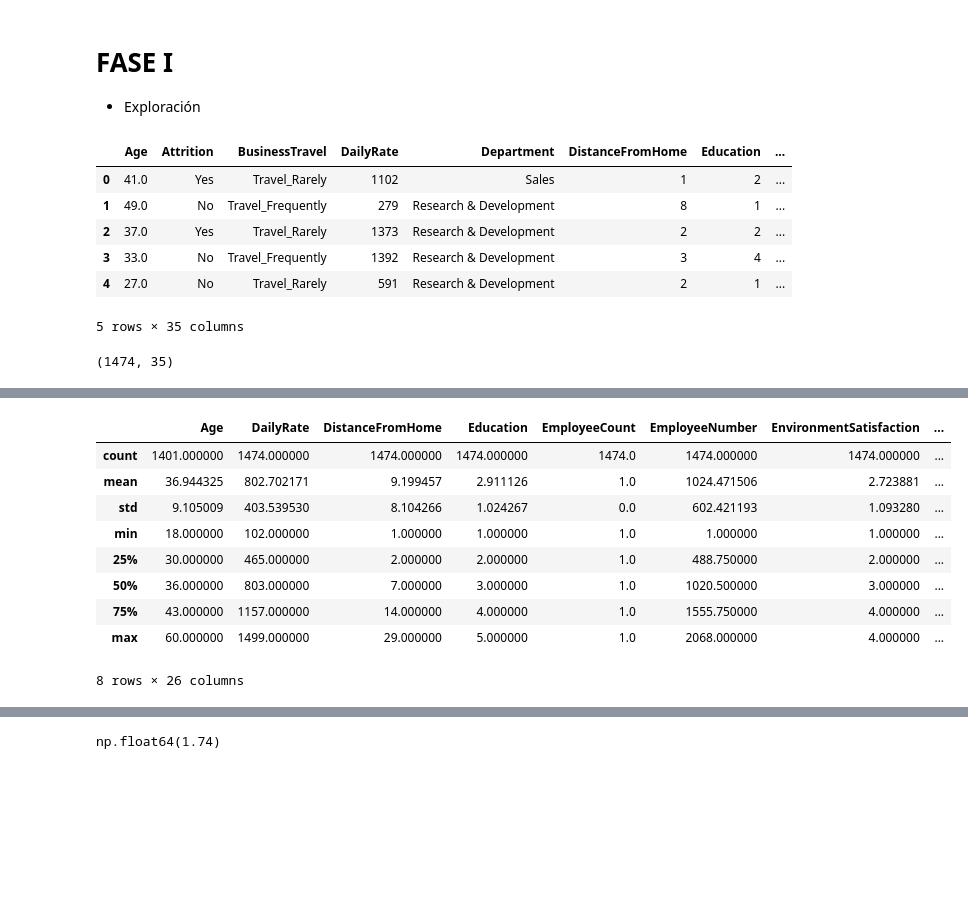
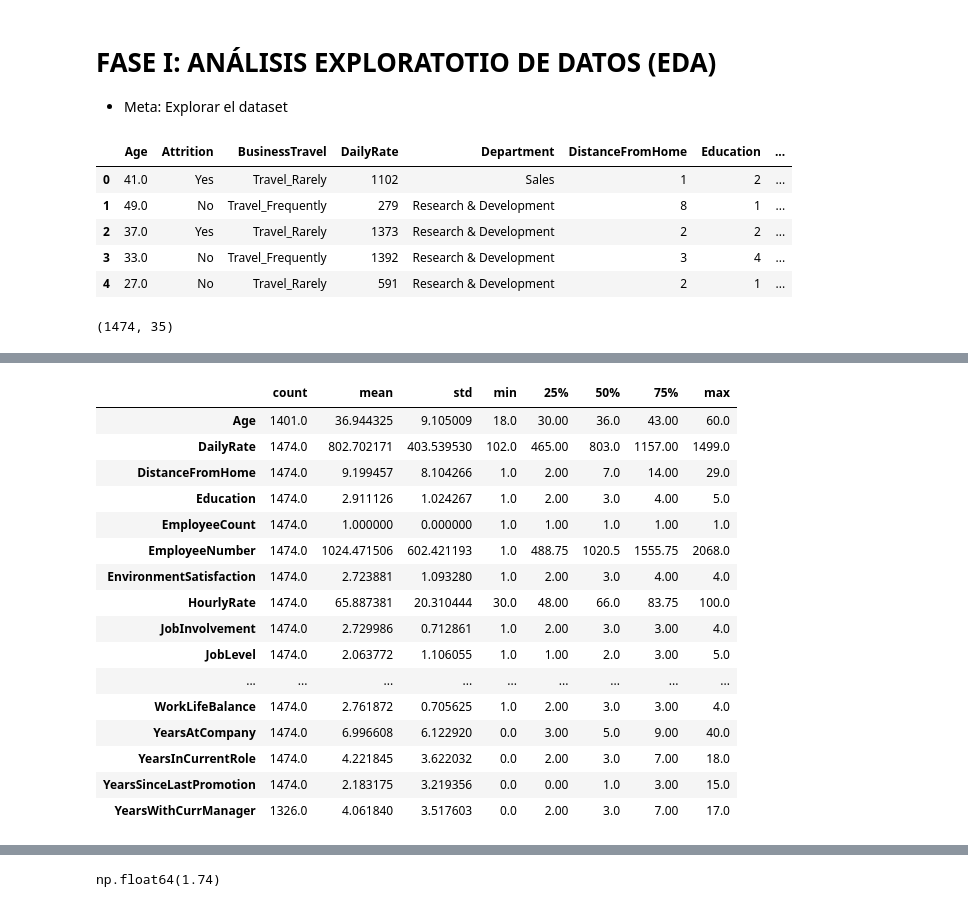
Before and after one commit to AMA00-98/proyecto-da-promo-65-modulo-3-team-2, a Jupyter notebook: Revisión_Fase1_proyect_mod3.ipynb, the cells around one changed output, grey strips where cells are left out. Saved outputs shown, nothing was run; the diff lists cells and outputs as text; code cells hidden in the pictures; blank space fills up the shorter version.

Commit message:
Organización Fase I + Editar Fase II

```diff
--- a/Revisión_Fase1_proyect_mod3.ipynb
+++ b/Revisión_Fase1_proyect_mod3.ipynb
@@ -1,14 +5,28 @@
 # %%
-import pandas as pd
-import numpy as np
+# PASO 1: Importamos las librerías necesarias
+
+# Librerías con Pandas::
+import pandas as pd # # Para manipular datos en tablas (DataFrames) *
+import numpy as np # # Para realizar operaciones numéricas
+
+# Librerías para visualización de datos:
+import matplotlib.pyplot as plt # Para crear gráficos personalizados
+import seaborn as sns # Para crear gráficos más atractivos y con menos código **
+
+# Configuraciones:
+import warnings # Para controlar las advertencias
+warnings.filterwarnings('ignore', category = FutureWarning) # Para ignorar las advertencias de tipo FutureWarning
+pd.set_option('display.max_columns', None) # Para mostrar todas las columnas del DataFrame *
 # %% [markdown]
-# FASE I
+# FASE I: ANÁLISIS EXPLORATOTIO DE DATOS (EDA)
 
-- Exploración
+- Meta: Explorar el dataset
 # %%
- #abrimos el dataframe.
+# PASO 1: Cargamos el dataset (archivo .csv) y lo convertimos en un DataFrame de pandas (tabla)
+
 df_hr=pd.read_csv("hr.csv")
-df_hr.head()
+
+df_hr.head() # Mostramos las primeras 5 filas del DataFrame para verificar que se ha cargado correctamente
 # %% [output]
 |  | Age | Attrition | BusinessTravel | DailyRate | Department | DistanceFromHome | Education | ... |
 | 0 | 41.0 | Yes | Travel_Rarely | 1102 | Sales | 1 | 2 | ... |
@@ -16,5 +34,4 @@ df_hr.head()
 | 2 | 37.0 | Yes | Travel_Rarely | 1373 | Research & Development | 2 | 2 | ... |
 | 3 | 33.0 | No | Travel_Frequently | 1392 | Research & Development | 3 | 4 | ... |
 | 4 | 27.0 | No | Travel_Rarely | 591 | Research & Development | 2 | 1 | ... |
-5 rows × 35 columns
 # %%
@@ -44,16 +61,22 @@ Data columns (total 35 columns):
 dtypes: float64(6), int64(20), str(9)
 memory usage: 403.2 KB
 # %%
-# Verificar describe() media,mediana,porcentiles ect
-df_hr.describe()
+df_hr.describe().T # Muestra estadísticas descriptivas de las columnas numéricas: media + desviación típica + mínima + percentiles (mediana) + máxima
 # %% [output]
-|  | Age | DailyRate | DistanceFromHome | Education | EmployeeCount | EmployeeNumber | EnvironmentSatisfaction | ... |
-| count | 1401.000000 | 1474.000000 | 1474.000000 | 1474.000000 | 1474.0 | 1474.000000 | 1474.000000 | ... |
-| mean | 36.944325 | 802.702171 | 9.199457 | 2.911126 | 1.0 | 1024.471506 | 2.723881 | ... |
-| std | 9.105009 | 403.539530 | 8.104266 | 1.024267 | 0.0 | 602.421193 | 1.093280 | ... |
-| min | 18.000000 | 102.000000 | 1.000000 | 1.000000 | 1.0 | 1.000000 | 1.000000 | ... |
-| 25% | 30.000000 | 465.000000 | 2.000000 | 2.000000 | 1.0 | 488.750000 | 2.000000 | ... |
-| 50% | 36.000000 | 803.000000 | 7.000000 | 3.000000 | 1.0 | 1020.500000 | 3.000000 | ... |
-| 75% | 43.000000 | 1157.000000 | 14.000000 | 4.000000 | 1.0 | 1555.750000 | 4.000000 | ... |
-| max | 60.000000 | 1499.000000 | 29.000000 | 5.000000 | 1.0 | 2068.000000 | 4.000000 | ... |
+|  | count | mean | std | min | 25% | 50% | 75% | max |
+| Age | 1401.0 | 36.944325 | 9.105009 | 18.0 | 30.00 | 36.0 | 43.00 | 60.0 |
+| DailyRate | 1474.0 | 802.702171 | 403.539530 | 102.0 | 465.00 | 803.0 | 1157.00 | 1499.0 |
+| DistanceFromHome | 1474.0 | 9.199457 | 8.104266 | 1.0 | 2.00 | 7.0 | 14.00 | 29.0 |
+| Education | 1474.0 | 2.911126 | 1.024267 | 1.0 | 2.00 | 3.0 | 4.00 | 5.0 |
+| EmployeeCount | 1474.0 | 1.000000 | 0.000000 | 1.0 | 1.00 | 1.0 | 1.00 | 1.0 |
+| EmployeeNumber | 1474.0 | 1024.471506 | 602.421193 | 1.0 | 488.75 | 1020.5 | 1555.75 | 2068.0 |
+| EnvironmentSatisfaction | 1474.0 | 2.723881 | 1.093280 | 1.0 | 2.00 | 3.0 | 4.00 | 4.0 |
+| HourlyRate | 1474.0 | 65.887381 | 20.310444 | 30.0 | 48.00 | 66.0 | 83.75 | 100.0 |
+| JobInvolvement | 1474.0 | 2.729986 | 0.712861 | 1.0 | 2.00 | 3.0 | 3.00 | 4.0 |
+| JobLevel | 1474.0 | 2.063772 | 1.106055 | 1.0 | 1.00 | 2.0 | 3.00 | 5.0 |
+| ... | ... | ... | ... | ... | ... | ... | ... | ... |
+| WorkLifeBalance | 1474.0 | 2.761872 | 0.705625 | 1.0 | 2.00 | 3.0 | 3.00 | 4.0 |
+| YearsAtCompany | 1474.0 | 6.996608 | 6.122920 | 0.0 | 3.00 | 5.0 | 9.00 | 40.0 |
+| YearsInCurrentRole | 1474.0 | 4.221845 | 3.622032 | 0.0 | 2.00 | 3.0 | 7.00 | 18.0 |
+| YearsSinceLastPromotion | 1474.0 | 2.183175 | 3.219356 | 0.0 | 0.00 | 1.0 | 3.00 | 15.0 |
+| YearsWithCurrManager | 1326.0 | 4.061840 | 3.517603 | 0.0 | 2.00 | 3.0 | 7.00 | 17.0 |
-8 rows × 26 columns
```
Also changed, not shown: parts of 93 cells of this notebook, 2 other files.
